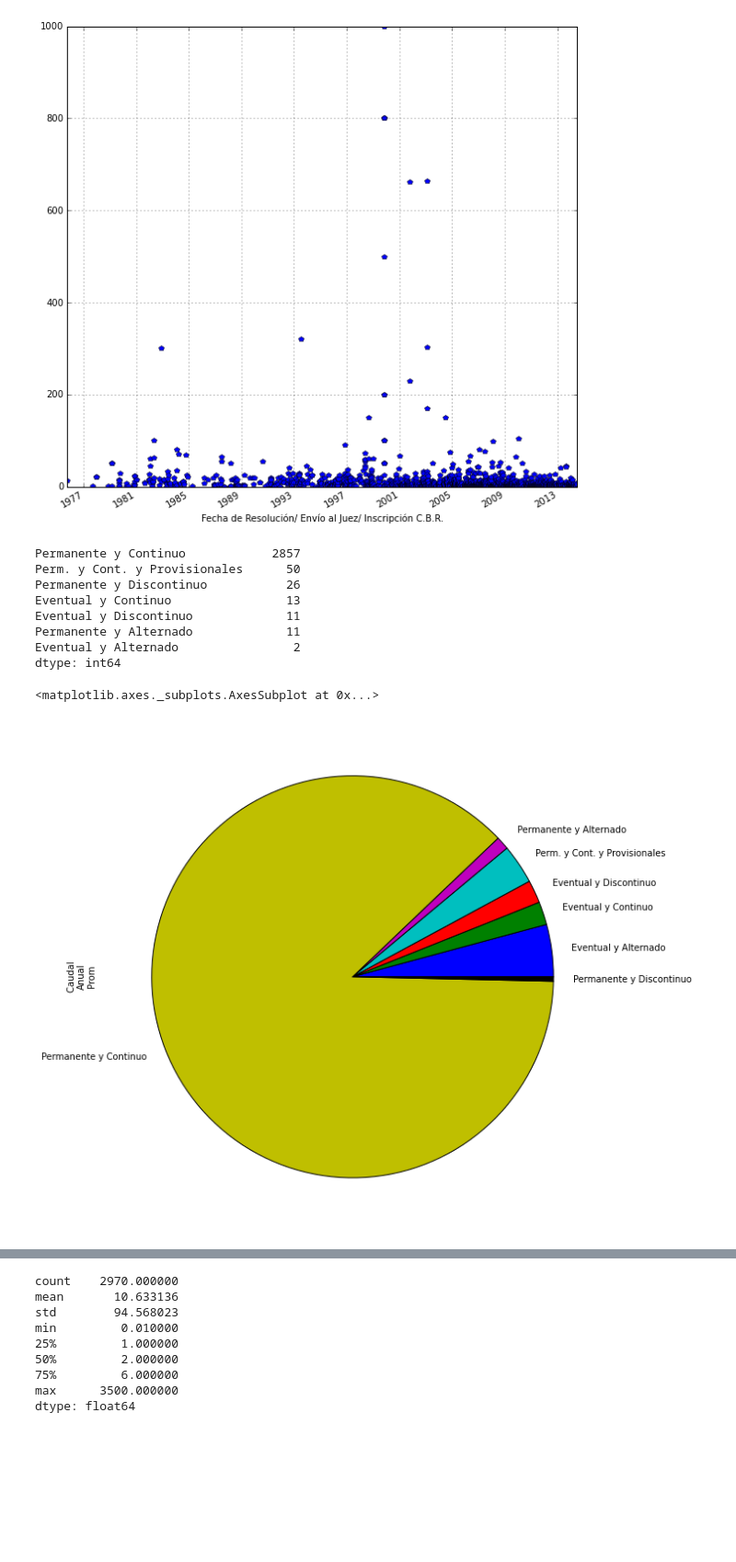
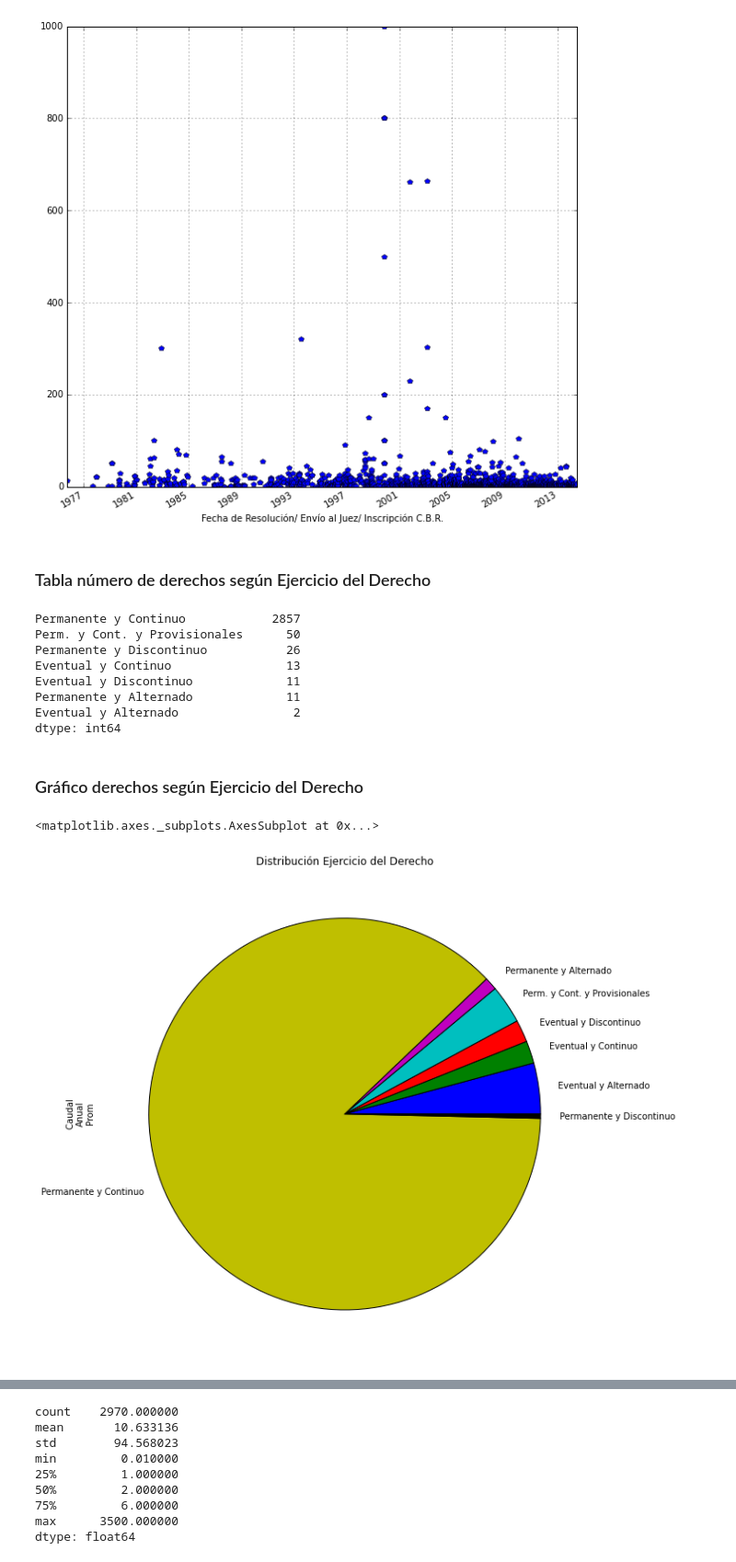
Before and after one commit to jrovegno/fci, a Jupyter notebook: Derechos-Agua-Petorca.ipynb, the cells around one changed output, grey strips where cells are left out. Shown at 92% size. Drawn from its saved outputs; the diff is of its cells as text; code cells hidden in the pictures; blank space fills up the shorter version.

```diff
--- a/Derechos-Agua-Petorca.ipynb
+++ b/Derechos-Agua-Petorca.ipynb
@@ -68,5 +72,5 @@ Index([u'N°', u'LOCATION', u'Código de \nExpediente', u'Uso del Agua', u'Natur
 # %% [markdown]
 ### Lista los primeros 25 derechos de agua de mayor a menor ordenados por Caudal Anual Promedio.
 # %%
-ddaa.sort(u'Caudal \nAnual\nProm', ascending=False).head(25)
+ddaa.sort(u'Caudal \nAnual\nProm', ascending=False).head(25)[[u'Nombre Solicitante',u'Caudal \nAnual\nProm']]
 # %% [output]
@@ -111,6 +118,8 @@ ddaa['1973':][u'Caudal \nAnual\nProm'].plot(figsize=(10, 10), style=['p'])
 # %% [output]
 <matplotlib.axes._subplots.AxesSubplot at 0x...>
 [figure]
+# %% [markdown]
+### Tabla número de derechos según Ejercicio del Derecho
 # %%
 ddaa[u'Ejercicio del Derecho'].value_counts()
 # %% [output]
@@ -122,8 +131,10 @@ Eventual y Discontinuo             11
 Permanente y Alternado             11
 Eventual y Alternado                2
 dtype: int64
+# %% [markdown]
+### Gráfico derechos según Ejercicio del Derecho
 # %%
-ddaa.groupby(u'Ejercicio del Derecho').sum()[u'Caudal \nAnual\nProm'].plot(kind='pie', figsize=(10, 10))
+ddaa.groupby(u'Ejercicio del Derecho').sum()[u'Caudal \nAnual\nProm'].plot(kind='pie', figsize=(10, 10), title=u'Distribución Ejercicio del Derecho')
 # %% [output]
 <matplotlib.axes._subplots.AxesSubplot at 0x...>
-[figure, old version]
+[figure, new version]
```
Also changed, not shown: parts of 28 cells of this notebook.
